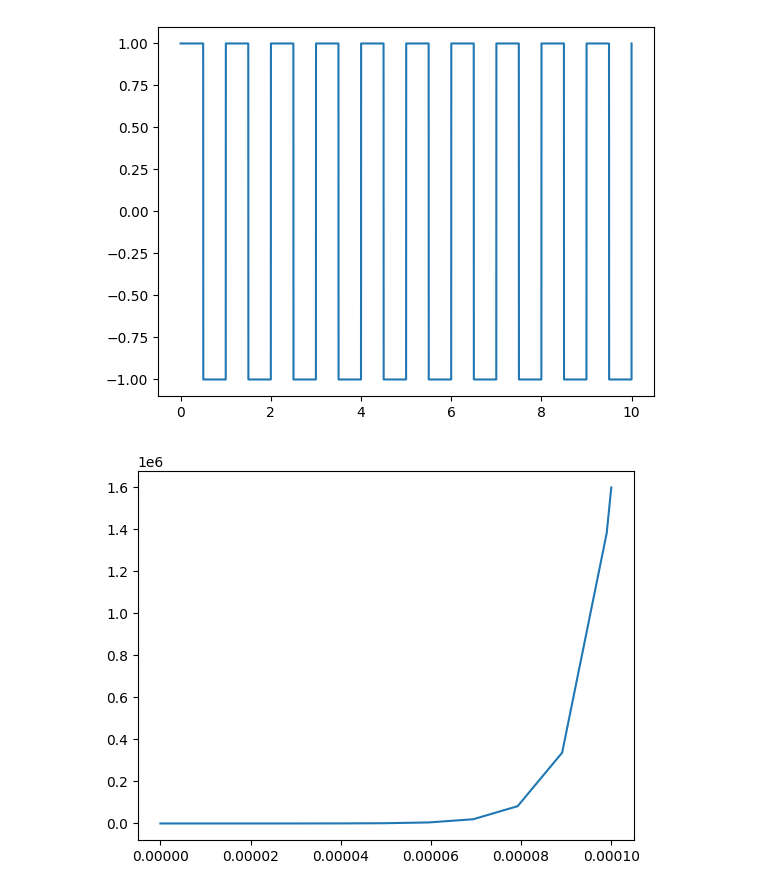
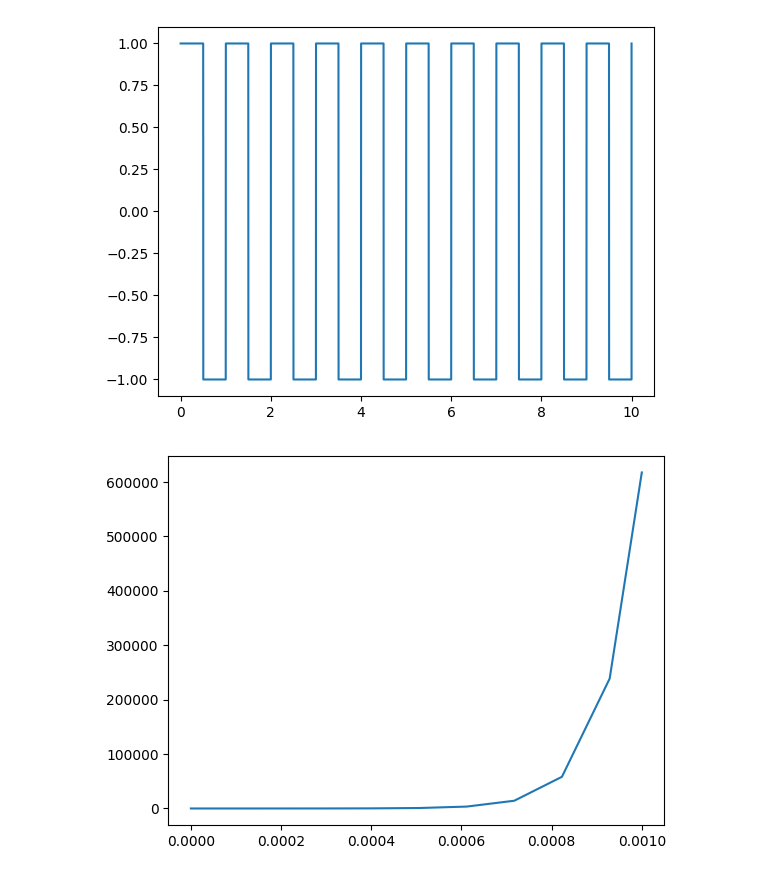
Before and after one commit to phandrieu/TPPhysiqueMPIE, a Jupyter notebook: TP5 - Filtre/TP5.ipynb, the cells around one changed output. Saved outputs shown, nothing was run; the diff lists cells and outputs as text; code cells hidden in the pictures.

```diff
--- a/TP5 - Filtre/TP5.ipynb
+++ b/TP5 - Filtre/TP5.ipynb
@@ -15,7 +15,7 @@ def creneau(t):
 
 
 R = 1000
-L = 7e-3
+L = .075
 
 t = np.linspace(0, 10, 100000)
 plt.plot(t, creneau(t))
@@ -25,18 +25,18 @@ plt.show()
 # %%
 def resolution_scp(a, e, y0, t0, tf):
     """Renvoie la solution de l'équation y' + ay = e(t), y(0) = y_0 sur [t0, tf]"""
     equation = lambda t, y:  -a * y + e(t)
 
     return solve_ivp(equation, [t0, tf], [y0])
 
 
 e = lambda t: (R/L)*creneau(t)
 
-y = resolution_scp(-(R/L), e, 0, 0, 1e-4)
+y = resolution_scp(-(R/L), e, 0, 0, 1e-3)
 plt.plot(y.t, y.y[0], label="Solution avec scipy")
 plt.show()
 # %% [output]
-[figure, old version]
+[figure, new version]
 # %%
 def methode_euler(a, e, y0, N):
     """Renvoie la solution de l'équation y' + ay = e(t), y(0) = y_0"""
```
Also changed, not shown: parts of 1 cell of this notebook.
